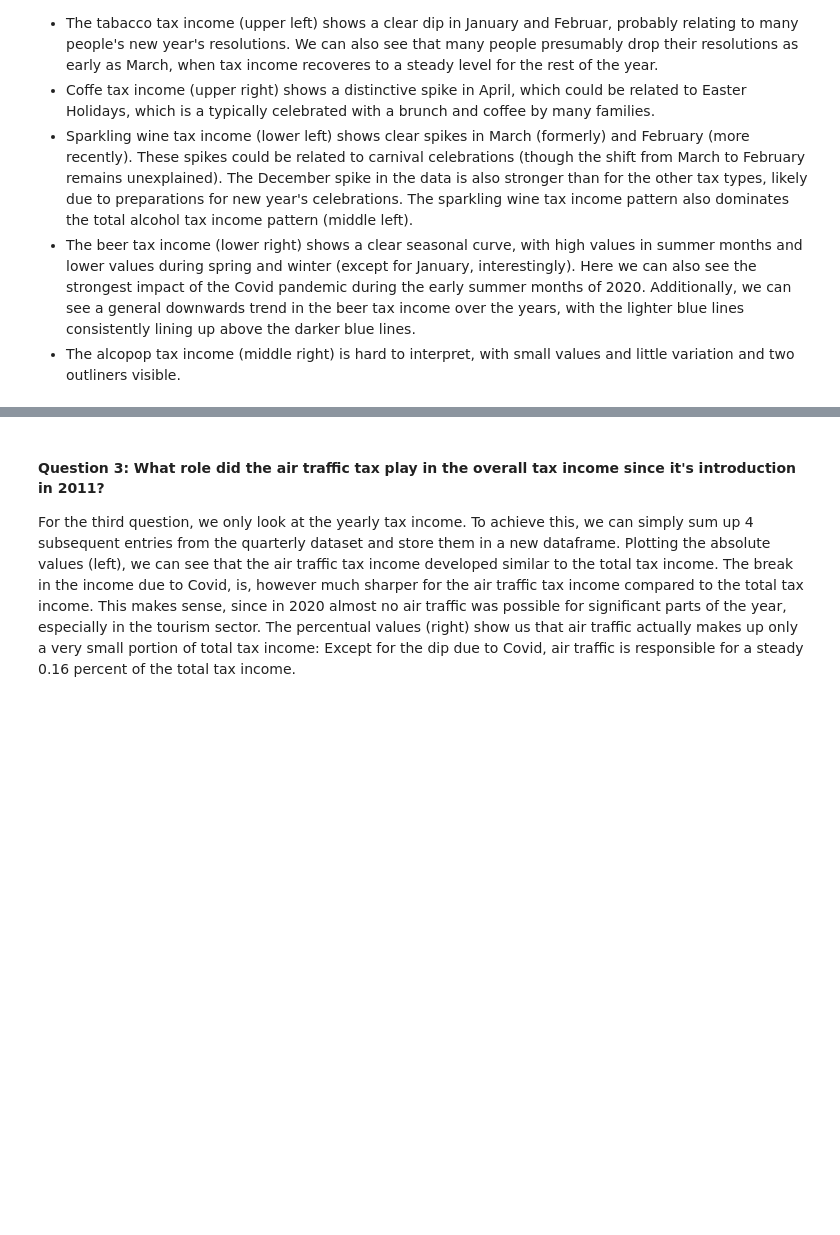
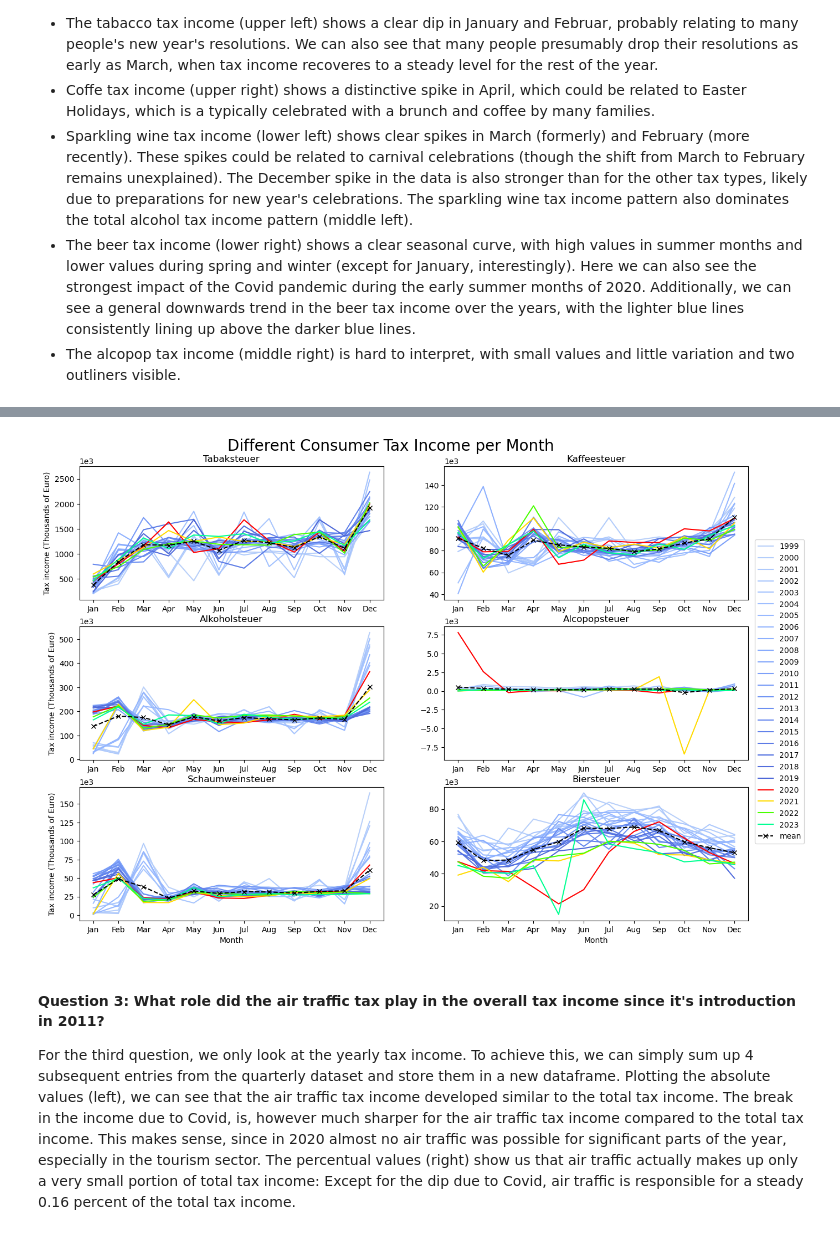
Before and after one commit to n-koenig/german_tax_income_analysis, a Jupyter notebook: bin/computational_narrative.ipynb, the cells around one changed output, grey strips where cells are left out. Drawn from its saved outputs; the diff is of its cells as text; code cells hidden in the pictures; blank space fills up the shorter version.

```diff
--- a/bin/computational_narrative.ipynb
+++ b/bin/computational_narrative.ipynb
@@ -111,3 +110,58 @@ Looking at the data, we have to keep in mind that tax income values generally in
+# %%
+fig, ax = plt.subplots(figsize=(15, 10), nrows=3, ncols=2)
+# indices for the tax types we want to analyze
+consumer_tax_indeces = [3, 4, 5, 6, 7, 14]
+
+for i, tax_index in enumerate(consumer_tax_indeces):
+    # create a new dataframe with years as row and months as columns
+    # only for the selected tax type for easier visualization
+    data = pd.DataFrame(index=range(1999, 2024), columns=range(1, 13))
+    for year in range(0, 25):
+        data.iloc[year, :] = df_m.iloc[tax_index, year*12:year*12+12]
+
+    # two different color maps for pre and post covid data
+    colors = iter([plt.cm.coolwarm(a) for a in reversed(range(0, 100, 100//21))])
+    covid_colors = iter([plt.cm.hsv(a) for a in range(0, 150, 150//4)])
+
+    # index for the subplot location
+    plot_loc = (i // 2, i % 2)
+
+    for year in range(0, 25):
+        # skip the first 6 years of the 'Alcopops' tax type
+        # as it was only introduced in 2005
+        if tax_index == 6 and year < 7:
+            continue
+
+        # use different colors for pre and post covid data
+        if year > 20:
+            ax[plot_loc].plot(range(0, 12), data.iloc[year, :], label=str(1999 + year), color=next(covid_colors), linewidth=1.5)
+        else:
+            ax[plot_loc].plot(range(0, 12), data.iloc[year, :], label=str(1999 + year), color=next(colors))
+
+    # plot the mean of all years for each month
+    monthly_mean = [data.iloc[:, month].mean() for month in range(0, 12)]
+    ax[plot_loc].plot(range(0, 12), monthly_mean, 'x--', label='mean', color='black')
+
+    # set the same scientific notation unit and month names for all subplots
+    ax[plot_loc].ticklabel_format(axis='y', style='sci', scilimits=(3, 3))
+    ax[plot_loc].set_xticks(range(0, 12, 1), labels=['Jan', 'Feb', 'Mar', 'Apr', 'May', 'Jun', 'Jul', 'Aug', 'Sep', 'Oct', 'Nov', 'Dec'])
+
+    ax[plot_loc].set_title(df_m.index[tax_index])
+    if i == 0 or i == 2 or i == 4:
+        ax[plot_loc].set_ylabel('Tax income (Thousands of Euro)')
+    if i == 5 or i == 4:
+        ax[plot_loc].set_xlabel('Month')
+
+# add single legend for all subplots
+handles, labels = ax[0, 0].get_legend_handles_labels()
+plt.figlegend(handles, labels, loc='right')
+
+fig.suptitle('Different Consumer Tax Income per Month', fontsize=20)
+fig.subplots_adjust(right=0.93, top=0.93)
+plt.savefig(BASE_DIR + 'results/question_2.png')
+plt.show()
+# %% [output]
+[figure, added]
 # %% [markdown]
 #### Question 3: What role did the air traffic tax play in the overall tax income since it's introduction in 2011?
 For the third question, we only look at the yearly tax income. To achieve this, we can simply sum up 4 subsequent entries from the quarterly dataset and store them in a new dataframe. Plotting the absolute values (left), we can see that the air traffic tax income developed similar to the total tax income. The break in the income due to Covid, is, however much sharper for the air traffic tax income compared to the total tax income. This makes sense, since in 2020 almost no air traffic was possible for significant parts of the year, especially in the tourism sector. The percentual values (right) show us that air traffic actually makes up only a very small portion of total tax income: Except for the dip due to Covid, air traffic is responsible for a steady 0.16 percent of the total tax income.
```
Also changed, not shown: parts of 8 cells of this notebook, 4 other files.
